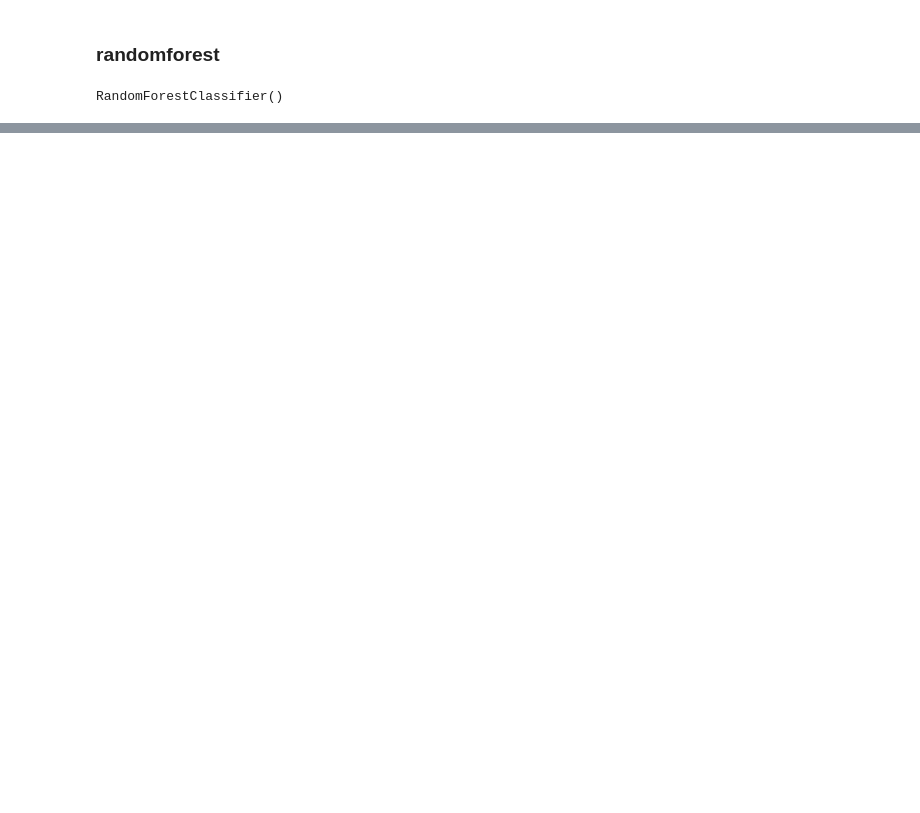
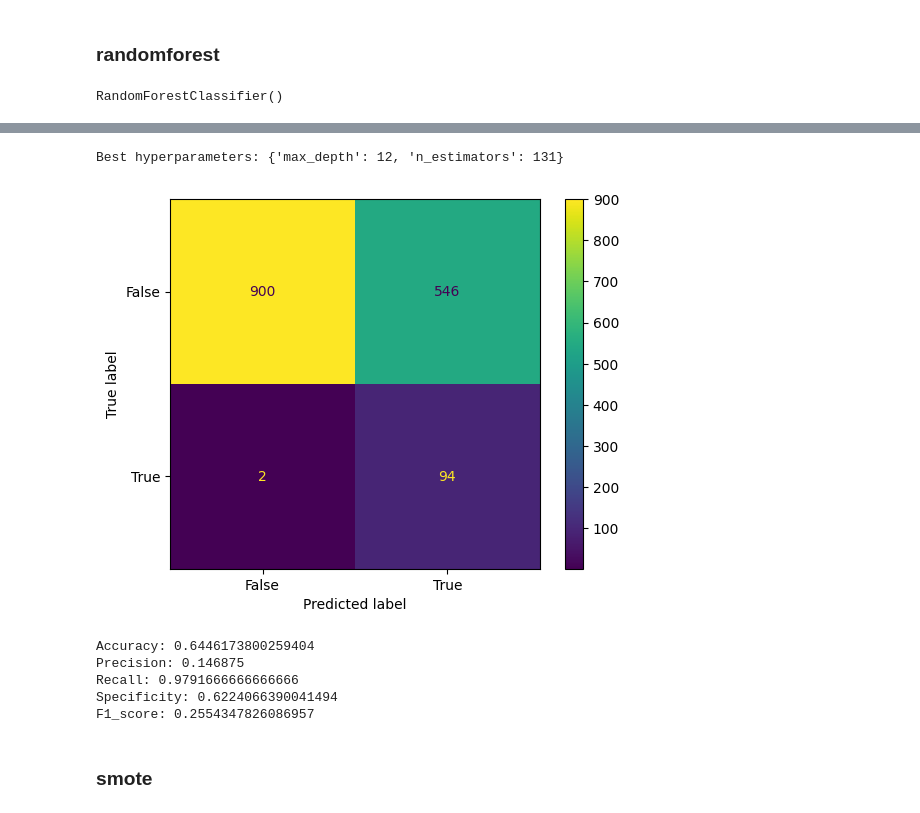
Before and after one commit to dapscc/bt4012_fraud, a Jupyter notebook: ml.ipynb, the cells around one changed output, grey strips where cells are left out. Saved outputs shown, nothing was run; the diff lists cells and outputs as text; code cells hidden in the pictures; blank space fills up the shorter version.

```diff
--- a/ml.ipynb
+++ b/ml.ipynb
@@ -115,0 +172,26 @@ Best hyperparameters: {'max_depth': 6, 'n_estimators': 417}
+# %%
+param_dist = {'n_estimators': randint(50,500),
+              'max_depth': randint(1,20)}
+
+rf = RandomForestClassifier()
+rand_search = RandomizedSearchCV(rf,
+                                 param_distributions = param_dist,
+                                 n_iter=5,
+                                 cv=5)
+
+rand_search.fit(X_under, y_under)
+best_rf = rand_search.best_estimator_
+print('Best hyperparameters:',  rand_search.best_params_)
+
+y_pred = best_rf.predict(X_val)
+show_metrics(y_val, y_pred)
+# %% [output]
+Best hyperparameters: {'max_depth': 12, 'n_estimators': 131}
+[figure, added]
+Accuracy: 0.6446173800259404
+Precision: 0.146875
+Recall: 0.9791666666666666
+Specificity: 0.6224066390041494
+F1_score: 0.2554347826086957
+# %% [markdown]
+### smote
```
Also changed, not shown: parts of 13 cells of this notebook, 3 other files.
